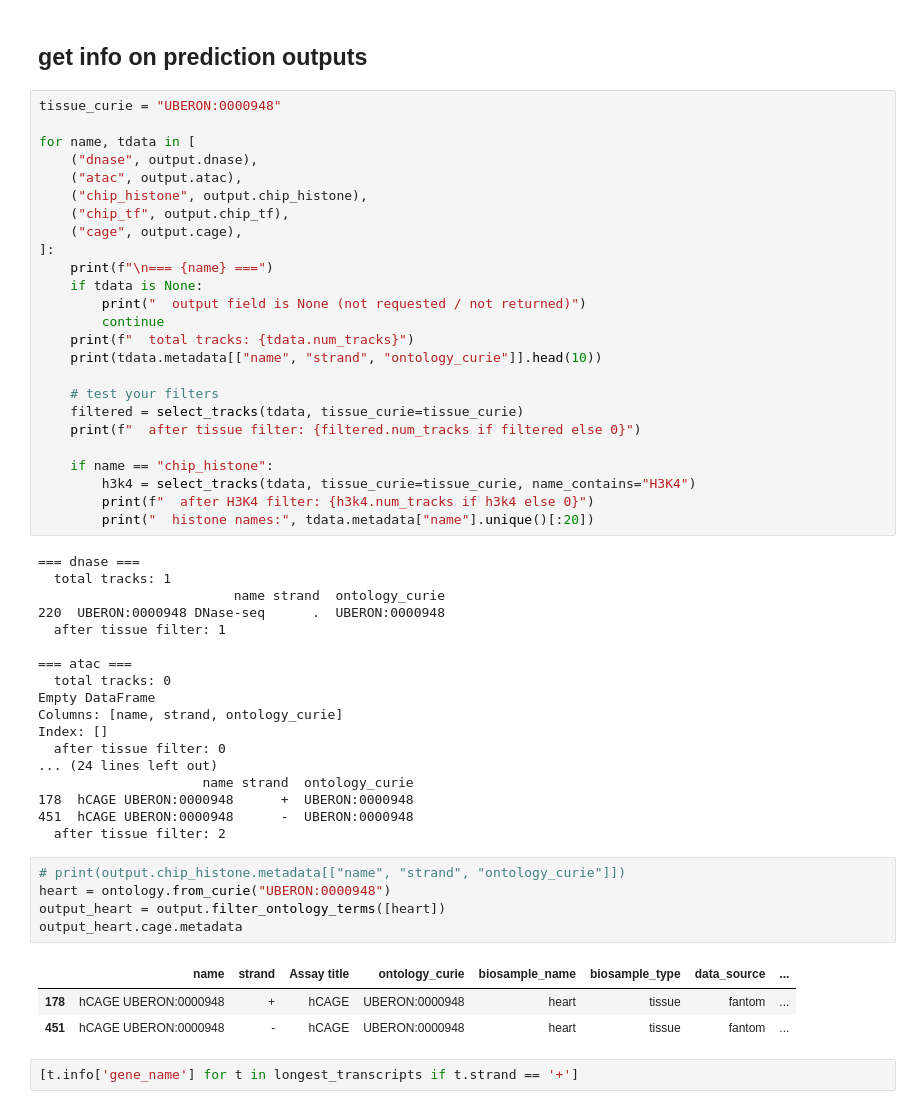
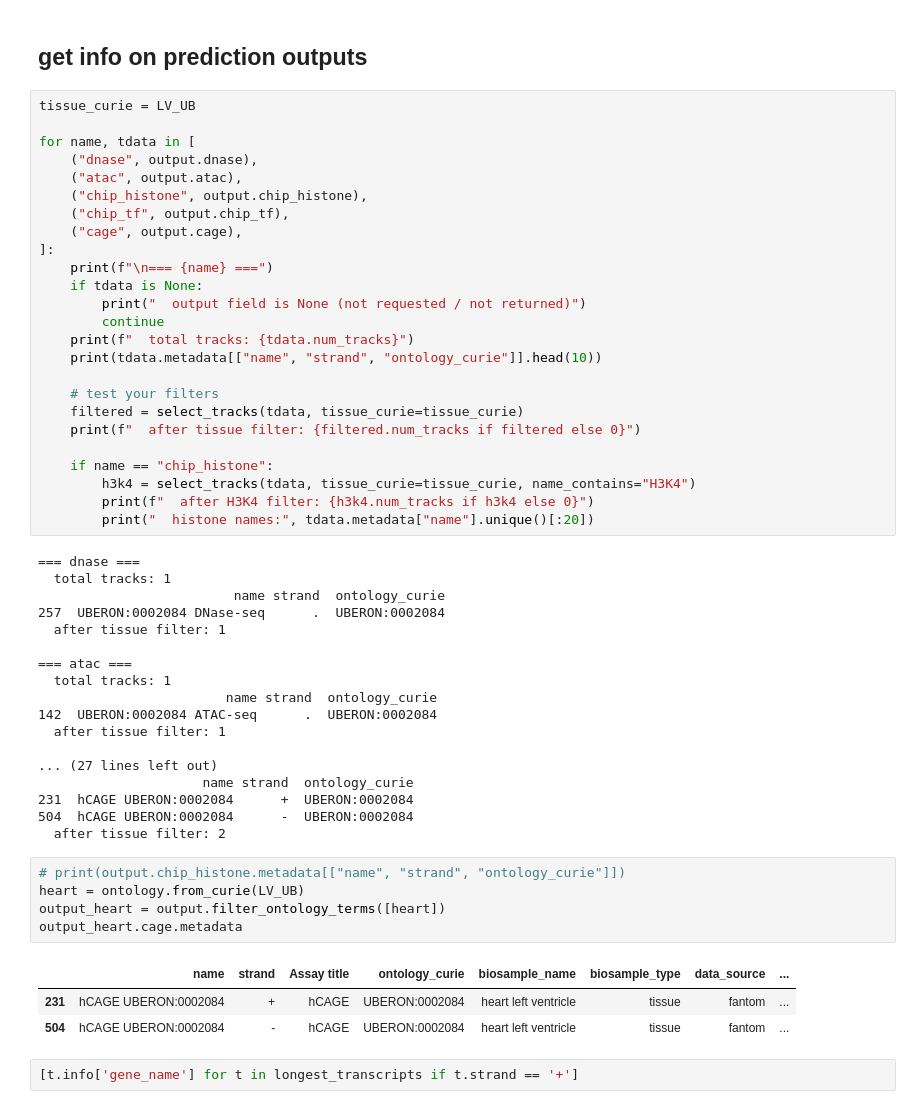
Before and after one commit to cralbers/variant-effects, a Jupyter notebook: osc/predict_reg_regions_osc.ipynb, the cells around one changed output. Cells and saved outputs as stored; diff of their text form.

```diff
--- a/osc/predict_reg_regions_osc.ipynb
+++ b/osc/predict_reg_regions_osc.ipynb
@@ -429,7 +447,7 @@ Index: [], resolution=1, interval=Interval(chromosome='chr1', start=155603108, e
 # %% [markdown]
 ## get info on prediction outputs
 # %%
-tissue_curie = "UBERON:0000948"
+tissue_curie = LV_UB
 
 for name, tdata in [
     ("dnase", output.dnase),
@@ -457,29 +475,29 @@ for name, tdata in [
 === dnase ===
   total tracks: 1
                          name strand  ontology_curie
-220  UBERON:0000948 DNase-seq      .  UBERON:0000948
+257  UBERON:0002084 DNase-seq      .  UBERON:0002084
   after tissue filter: 1
 
 === atac ===
-  total tracks: 0
-Empty DataFrame
-Columns: [name, strand, ontology_curie]
-Index: []
-  after tissue filter: 0
-... (24 lines left out)
+  total tracks: 1
+                        name strand  ontology_curie
+142  UBERON:0002084 ATAC-seq      .  UBERON:0002084
+  after tissue filter: 1
+
+... (27 lines left out)
                      name strand  ontology_curie
-178  hCAGE UBERON:0000948      +  UBERON:0000948
-451  hCAGE UBERON:0000948      -  UBERON:0000948
+231  hCAGE UBERON:0002084      +  UBERON:0002084
+504  hCAGE UBERON:0002084      -  UBERON:0002084
   after tissue filter: 2
 # %%
 # print(output.chip_histone.metadata[["name", "strand", "ontology_curie"]])
-heart = ontology.from_curie("UBERON:0000948")
+heart = ontology.from_curie(LV_UB)
 output_heart = output.filter_ontology_terms([heart])
 output_heart.cage.metadata
 # %% [output]
 |  | name | strand | Assay title | ontology_curie | biosample_name | biosample_type | data_source | ... |
-| 178 | hCAGE UBERON:0000948 | + | hCAGE | UBERON:0000948 | heart | tissue | fantom | ... |
-| 451 | hCAGE UBERON:0000948 | - | hCAGE | UBERON:0000948 | heart | tissue | fantom | ... |
+| 231 | hCAGE UBERON:0002084 | + | hCAGE | UBERON:0002084 | heart left ventricle | tissue | fantom | ... |
+| 504 | hCAGE UBERON:0002084 | - | hCAGE | UBERON:0002084 | heart left ventricle | tissue | fantom | ... |
 # %%
 [t.info['gene_name'] for t in longest_transcripts if t.strand == '+']
 # %% [output]
```
Also changed, not shown: parts of 2 cells of this notebook.
